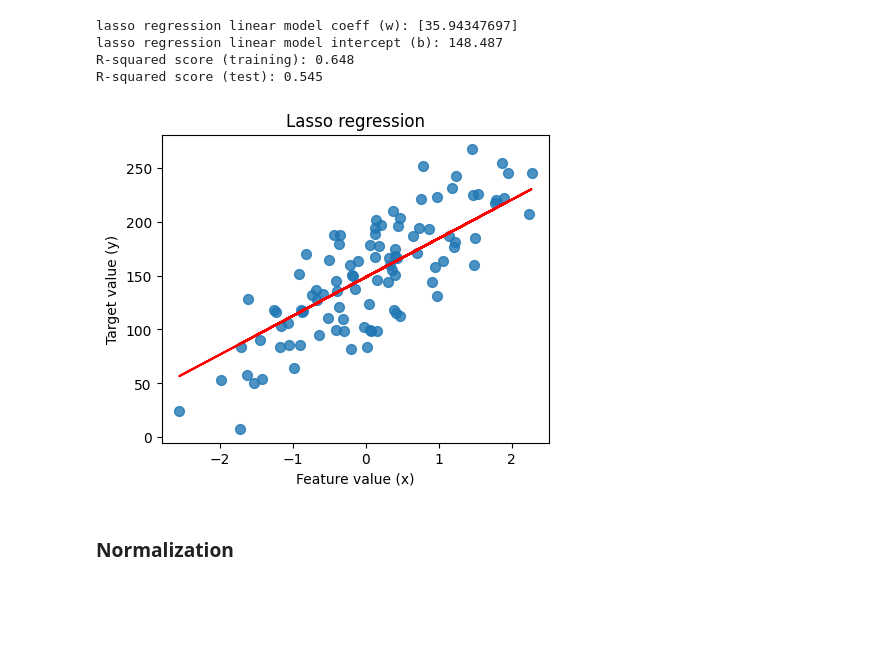
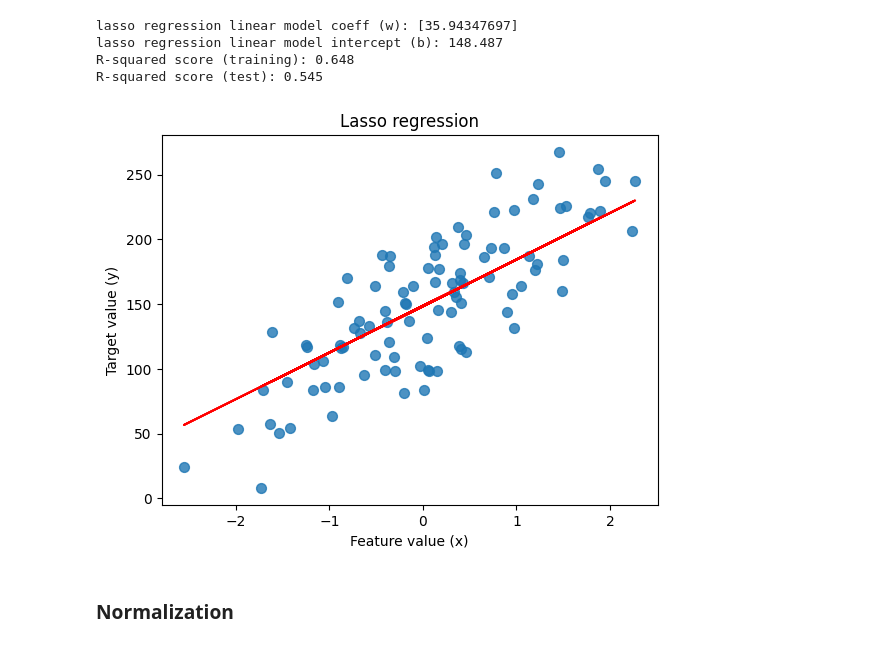
Before and after one commit to yesmanic/Machine_Learning_Models, a Jupyter notebook: Linear Models.ipynb, the cells around one changed output. Drawn from its saved outputs; the diff is of its cells as text; code cells hidden in the pictures; blank space fills up the shorter version.

```diff
--- a/Linear Models.ipynb
+++ b/Linear Models.ipynb
@@ -117,15 +115,14 @@ lasso regression linear model intercept (b): 148.487
 R-squared score (training): 0.648
 R-squared score (test): 0.545
 # %%
-plt.figure(figsize=(5,4))
 plt.scatter(X, y, marker= 'o', s=50, alpha=0.8)
 plt.plot(X, lasso_reg.coef_ * X + lasso_reg.intercept_, 'r-')
 plt.title('Lasso regression')
 plt.xlabel('Feature value (x)')
 plt.ylabel('Target value (y)')
 plt.show()
 # %% [output]
-[figure, old version]
+[figure, new version]
 # %% [markdown]
 ### Normalization
 # %% [markdown]
```
Also changed, not shown: parts of 17 cells of this notebook.
